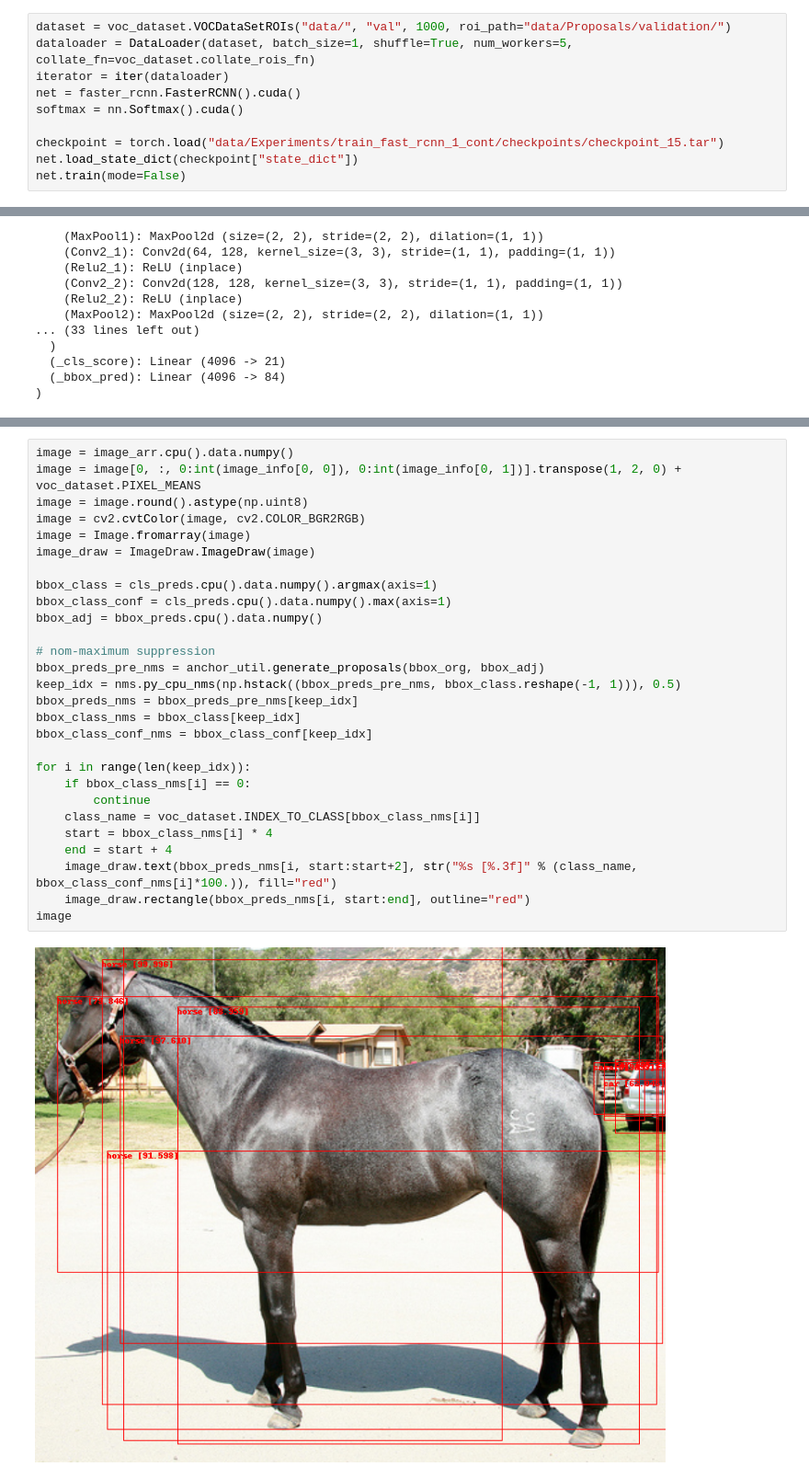
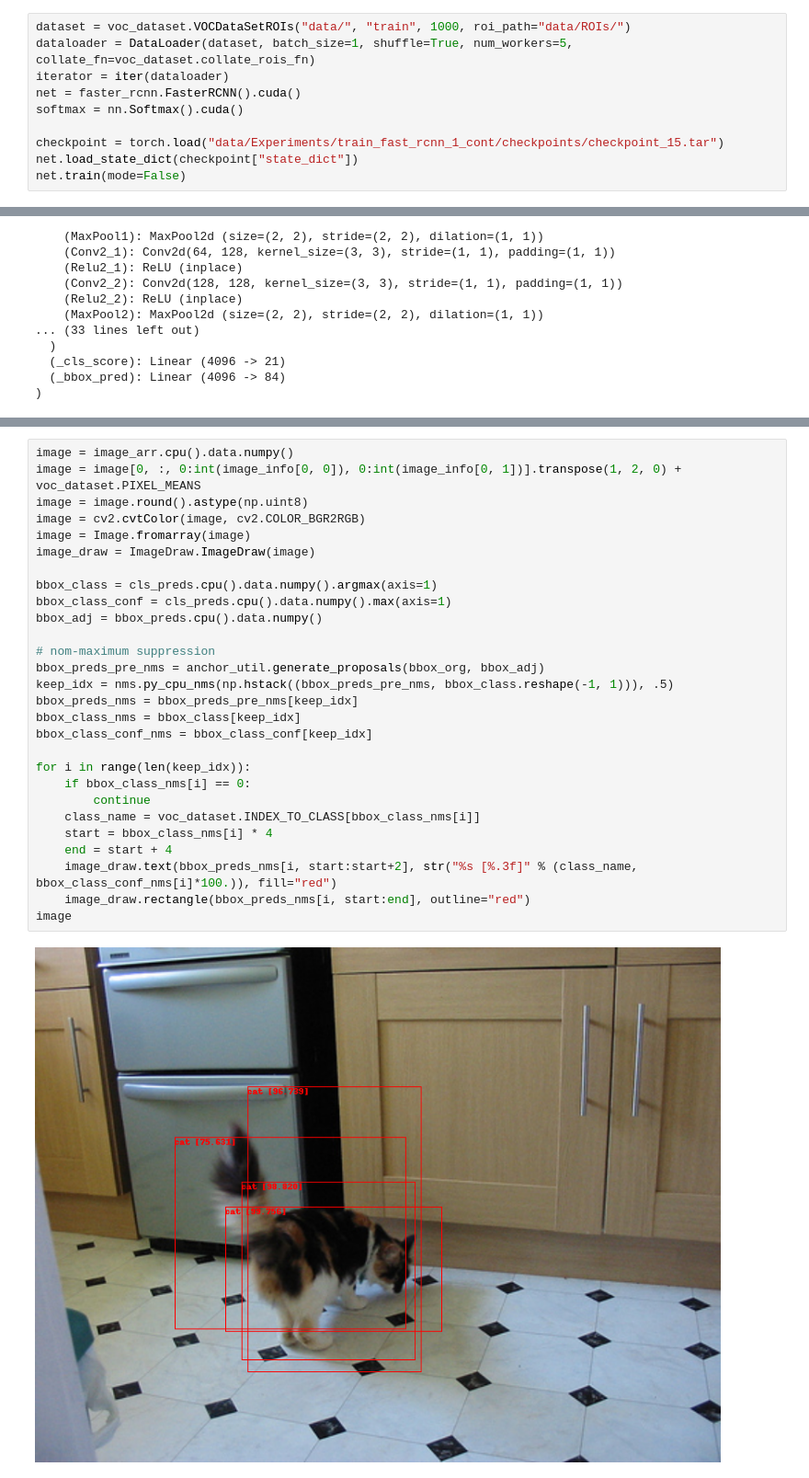
Before and after one commit to haonguyen14/fast-rcnn, a Jupyter notebook: testing_faster_rcnn.ipynb, the cells around one changed output, grey strips where cells are left out. Shown at 92% size. Drawn from its saved outputs; the diff is of its cells as text.

Commit message:
- added 2nd stage in training - improved jupyter testing files

```diff
--- a/testing_faster_rcnn.ipynb
+++ b/testing_faster_rcnn.ipynb
@@ -20,7 +20,7 @@ import src.anchor_util as anchor_util
 import src.nms as nms
 import time
 # %%
-dataset = voc_dataset.VOCDataSetROIs("data/", "val", 1000, roi_path="data/Proposals/validation/")
+dataset = voc_dataset.VOCDataSetROIs("data/", "train", 1000, roi_path="data/ROIs/")
 dataloader = DataLoader(dataset, batch_size=1, shuffle=True, num_workers=5, collate_fn=voc_dataset.collate_rois_fn)
 iterator = iter(dataloader)
 net = faster_rcnn.FasterRCNN().cuda()
@@ -62,30 +62,30 @@ Prediction time: 0.177 seconds
 # %%
 image = image_arr.cpu().data.numpy()
 image = image[0, :, 0:int(image_info[0, 0]), 0:int(image_info[0, 1])].transpose(1, 2, 0) + voc_dataset.PIXEL_MEANS
 image = image.round().astype(np.uint8)
 image = cv2.cvtColor(image, cv2.COLOR_BGR2RGB)
 image = Image.fromarray(image)
 image_draw = ImageDraw.ImageDraw(image)
 
 bbox_class = cls_preds.cpu().data.numpy().argmax(axis=1)
 bbox_class_conf = cls_preds.cpu().data.numpy().max(axis=1)
 bbox_adj = bbox_preds.cpu().data.numpy()
 
 # nom-maximum suppression
 bbox_preds_pre_nms = anchor_util.generate_proposals(bbox_org, bbox_adj)
-keep_idx = nms.py_cpu_nms(np.hstack((bbox_preds_pre_nms, bbox_class.reshape(-1, 1))), 0.5)
+keep_idx = nms.py_cpu_nms(np.hstack((bbox_preds_pre_nms, bbox_class.reshape(-1, 1))), .5)
 bbox_preds_nms = bbox_preds_pre_nms[keep_idx]
 bbox_class_nms = bbox_class[keep_idx]
 bbox_class_conf_nms = bbox_class_conf[keep_idx]
 
 for i in range(len(keep_idx)):
     if bbox_class_nms[i] == 0:
         continue
     class_name = voc_dataset.INDEX_TO_CLASS[bbox_class_nms[i]]
     start = bbox_class_nms[i] * 4
     end = start + 4
     image_draw.text(bbox_preds_nms[i, start:start+2], str("%s [%.3f]" % (class_name, bbox_class_conf_nms[i]*100.)), fill="red")
     image_draw.rectangle(bbox_preds_nms[i, start:end], outline="red")
 image
 # %% [output]
-[figure, old version]
+[figure, new version]
```
Also changed, not shown: parts of 1 cell of this notebook, 8 other files.
